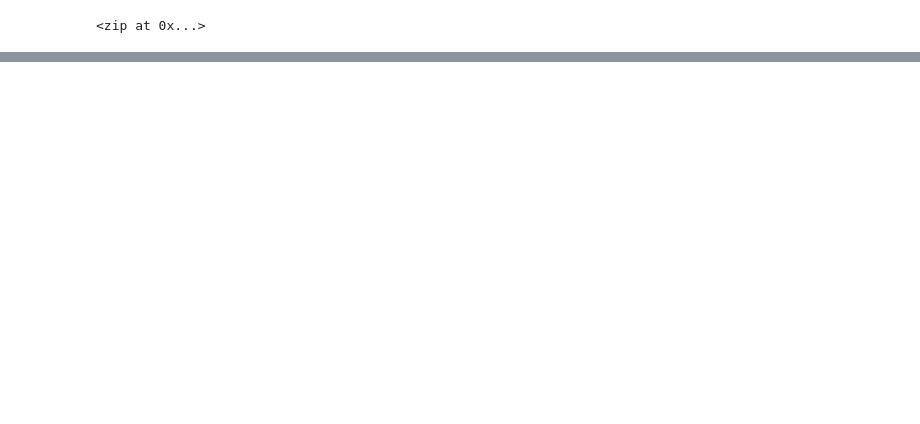
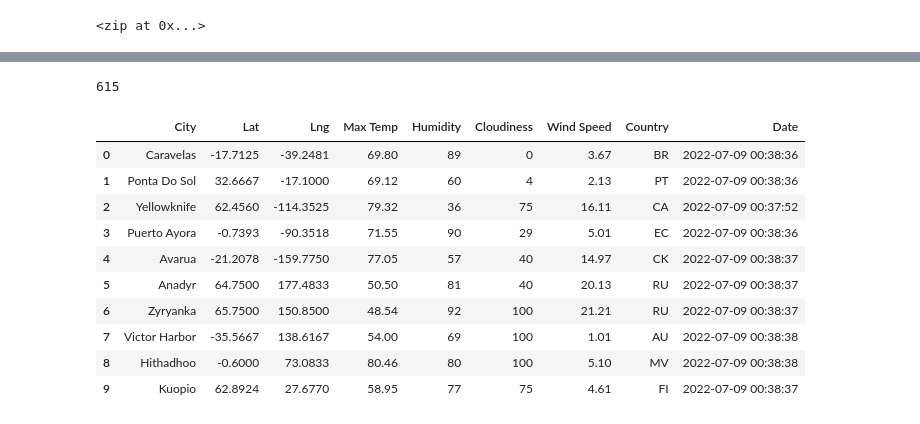
Before and after one commit to vbmartinez4/World_Weather_Analysis, a Jupyter notebook: WeatherPy.ipynb, the cells around one changed output, grey strips where cells are left out. Cells and saved outputs as stored; diff of their text form; code cells hidden in the pictures; blank space fills up the shorter version.

Commit message:
Modifying .gitignore and adding WeatherPy file.

```diff
--- a/WeatherPy.ipynb
+++ b/WeatherPy.ipynb
@@ -35,0 +42,4 @@ len(cities)
+# %%
+# Starting URL for Weather Map API Call.
+url = "http://api.openweathermap.org/data/2.5/weather?units=Imperial&APPID=" + weather_api_key
+print(url)
@@ -35,0 +52,11 @@ len(cities)
+# %%
+# Create an empty list to hold the weather data.
+city_data = []
+
+# Print the beginning of the logging.
+print("Beginning Data Retrieval      ")
+print("------------------------------")
+
+# Create counters.
+record_count = 1
+set_count = 1
@@ -35,0 +137,20 @@ len(cities)
+# %%
+len(city_data)
+# %% [output]
+615
+# %%
+# Convert the array of dictionaries to a Pandas DataFrame.
+city_data_df = pd.DataFrame(city_data)
+city_data_df.head(10)
+# %% [output]
+|  | City | Lat | Lng | Max Temp | Humidity | Cloudiness | Wind Speed | Country | Date |
+| 0 | Caravelas | -17.7125 | -39.2481 | 69.80 | 89 | 0 | 3.67 | BR | 2022-07-09 00:38:36 |
+| 1 | Ponta Do Sol | 32.6667 | -17.1000 | 69.12 | 60 | 4 | 2.13 | PT | 2022-07-09 00:38:36 |
+| 2 | Yellowknife | 62.4560 | -114.3525 | 79.32 | 36 | 75 | 16.11 | CA | 2022-07-09 00:37:52 |
+| 3 | Puerto Ayora | -0.7393 | -90.3518 | 71.55 | 90 | 29 | 5.01 | EC | 2022-07-09 00:38:36 |
+| 4 | Avarua | -21.2078 | -159.7750 | 77.05 | 57 | 40 | 14.97 | CK | 2022-07-09 00:38:37 |
+| 5 | Anadyr | 64.7500 | 177.4833 | 50.50 | 81 | 40 | 20.13 | RU | 2022-07-09 00:38:37 |
+| 6 | Zyryanka | 65.7500 | 150.8500 | 48.54 | 92 | 100 | 21.21 | RU | 2022-07-09 00:38:37 |
+| 7 | Victor Harbor | -35.5667 | 138.6167 | 54.00 | 69 | 100 | 1.01 | AU | 2022-07-09 00:38:38 |
+| 8 | Hithadhoo | -0.6000 | 73.0833 | 80.46 | 80 | 100 | 5.10 | MV | 2022-07-09 00:38:38 |
+| 9 | Kuopio | 62.8924 | 27.6770 | 58.95 | 77 | 75 | 4.61 | FI | 2022-07-09 00:38:37 |
```
Also changed, not shown: parts of 11 cells of this notebook, 4 other files.
